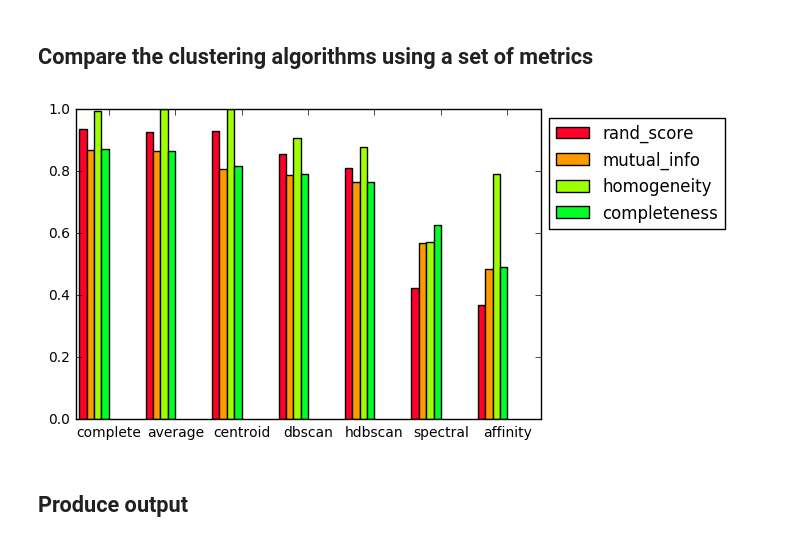
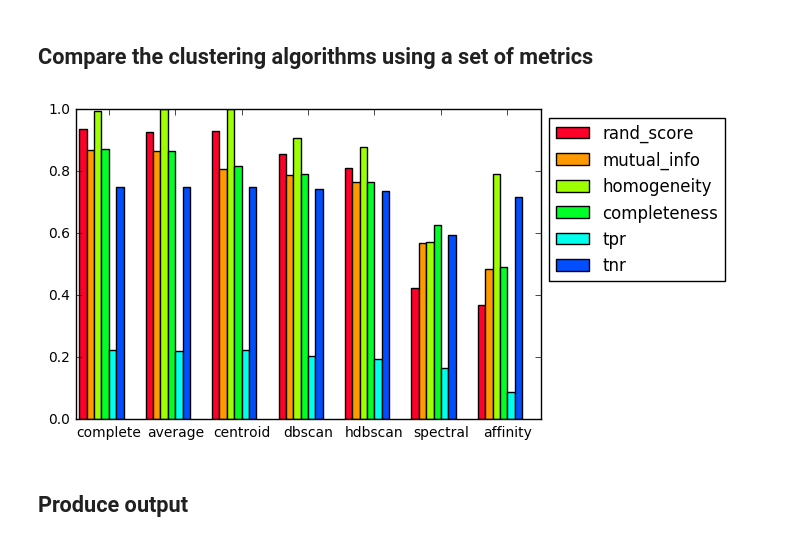
Before and after one commit to nlesc-sherlock/cluster-analysis, a Jupyter notebook: clustit/Clustering_Pentax.ipynb, the cells around one changed output. Cells and saved outputs as stored; diff of their text form; code cells hidden in the pictures.

Commit message:
added more metrics

```diff
--- a/clustit/Clustering_Pentax.ipynb
+++ b/clustit/Clustering_Pentax.ipynb
@@ -240,36 +240,38 @@ embedded_coordinates = oc.to_array()
 from clustit import metrics
 algorithms = ['complete', 'average', 'centroid', 'dbscan', 'hdbscan', 'spectral', 'affinity']
 labels = [labels_complete, labels_average, labels_centroid, labels_dbscan, labels_hdbscan, labels_spectral, labels_affinity]
-metric = ['rand_score', 'mutual_info', 'homogeneity', 'completeness']
+metric = ['rand_score', 'mutual_info', 'homogeneity', 'completeness', 'tpr', 'tnr']
 results = {i:[] for i in metric}
 
 for k,v in zip(algorithms, labels):
     results['rand_score'].append(metrics.adjusted_rand_score(ground_truth_labels, v))
     results['mutual_info'].append(metrics.adjusted_mutual_info_score(ground_truth_labels, v))
     results['homogeneity'].append(metrics.homogeneity_score(ground_truth_labels, v))
     results['completeness'].append(metrics.completeness_score(ground_truth_labels, v))
+    results['tpr'].append(metrics.tpr(ground_truth_labels, v))
+    results['tnr'].append(metrics.tnr(ground_truth_labels, v))
 
 def plot_results(algorithms, metric, results):
     """
     Function that creates a bar char for a list of algorithms
     that have been benchmarked using a list of metrics.
     Results is a dictionary with metrics as keys, values are lists
     that contain one value per algorithm.
     """
     width = 1.0/(len(algorithms)+2)                             #width that leaves bar of whitespace between groups
     x_ind = numpy.arange(len(algorithms)) + 0.5*width           #0.5 width is to make bargroup centered on its tick
     bars = []
     for i in range(len(metric)):
         color = 1.0/len(x_ind)*i                                #map i into [0,1] to get distinct colors
         bars.append(pyplot.bar(x_ind+i*width, results[metric[i]], width=width, color=pyplot.cm.gist_rainbow(color)))
     ax = pyplot.gcf().gca()
     ax.set_xticks(x_ind + (len(x_ind)/float(2)+0.5)*width)      #nicely center the xticks among the bars
     ax.set_xticklabels(algorithms)
     ax.legend(bars, metric, loc='upper left', bbox_to_anchor=(1, 1))
 
 plot_results(algorithms, metric, results)
 # %% [output]
-[figure, old version]
+[figure, new version]
 # %% [markdown]
 ## Produce output
 # %%
```
Also changed, not shown: parts of 1 cell of this notebook, 3 other files.
